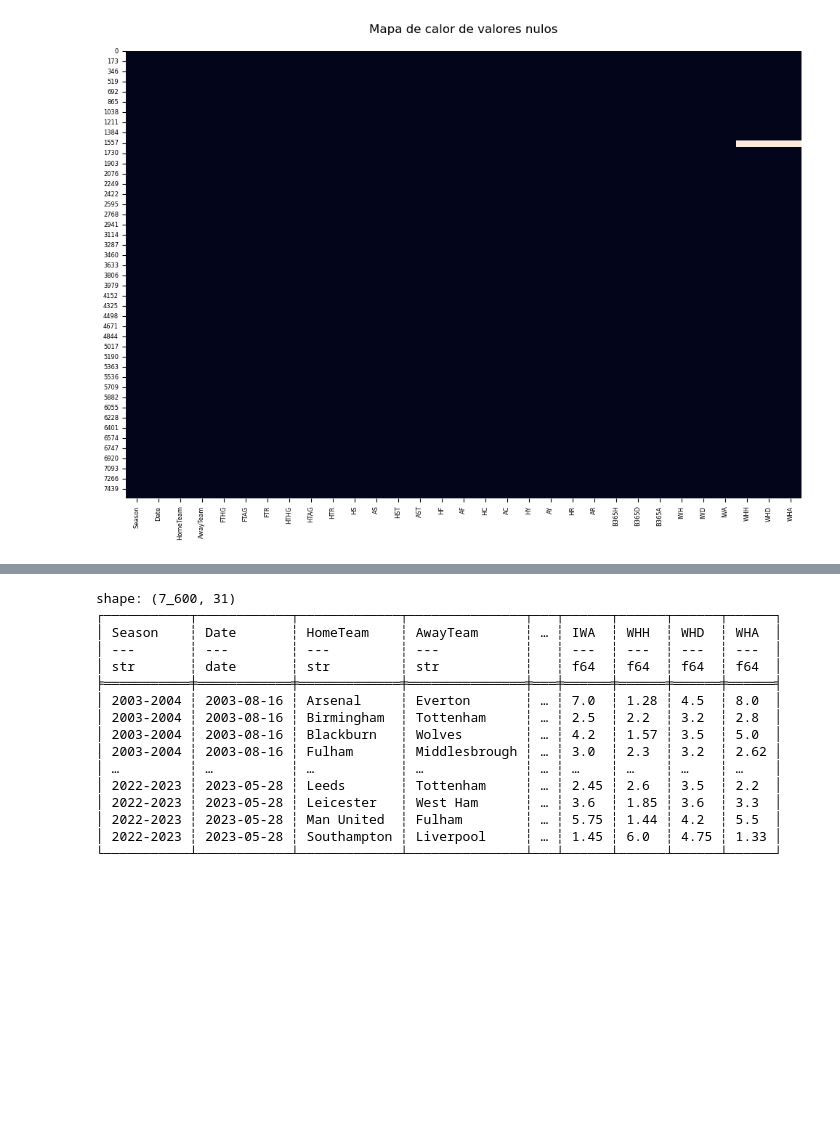
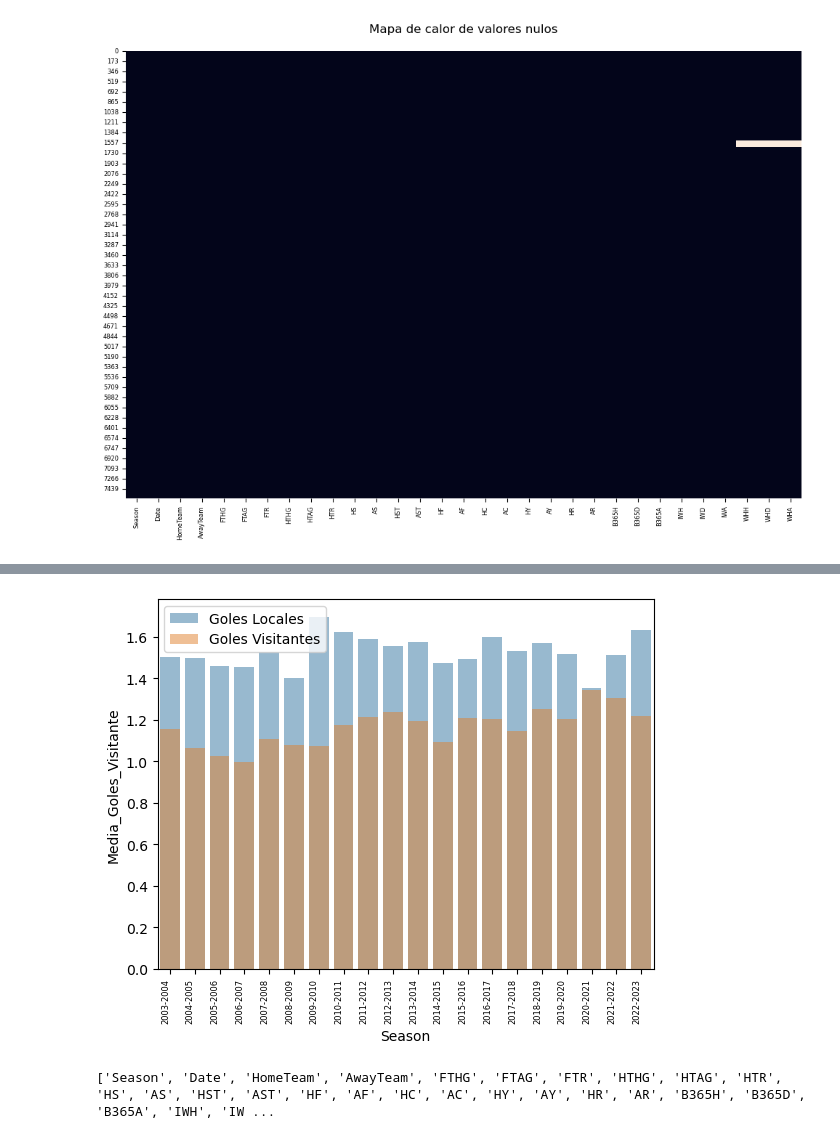
Before and after one commit to IFTrejoM/Premier-League-data-analysis, a Jupyter notebook: premier_league.ipynb, the cells around one changed output, grey strips where cells are left out. Saved outputs shown, nothing was run; the diff lists cells and outputs as text; code cells hidden in the pictures; blank space fills up the shorter version.

```diff
--- a/premier_league.ipynb
+++ b/premier_league.ipynb
@@ -78,9 +78,10 @@ plt.show()
 [figure]
 # %%
 # Convertir columnas a tipos de datos correctos:
-common_columns_datasets_dict['2007-2008'] = common_columns_datasets_dict['2007-2008'].with_columns([
-    pl.col('WHH', 'WHD', 'WHA').cast(pl.Float64)
-    ])
+common_columns_datasets_dict['2007-2008'] = common_columns_datasets_dict['2007-2008']\
+    .with_columns([
+        pl.col('WHH', 'WHD', 'WHA').cast(pl.Float64)
+        ])
 # %%
 # Realizar la unión vertical de los DataFrames usando pl.DataFrame.vstack()
 df = pl.DataFrame()
@@ -116,0 +144,17 @@ plt.show()
+# %%
+# Vamos a agrupar por la columna 'Season' y calcular la suma de goles marcados por cada temporada
+mean_goals_per_season = df.group_by('Season').agg(
+    pl.col('FTHG').mean().alias('Media_Goles_Local'),
+    pl.col('FTAG').mean().alias('Media_Goles_Visitante')
+    ).\
+    sort('Season').\
+    to_pandas()
+# %%
+# Crea un gráfico de barras para comparar goles locales versus visitantes por temporada:
+sns.barplot(x='Season', y='Media_Goles_Local', data=mean_goals_per_season, color='#1f77b4', label='Goles Locales', alpha=0.5)
+sns.barplot(x='Season', y='Media_Goles_Visitante', data=mean_goals_per_season, color='#ff7f0e', label='Goles Visitantes', alpha=0.5)
+plt.xticks(rotation=90, ha='right', size=6)
+plt.legend()
+plt.show()
+# %% [output]
+[figure, added]
@@ -117,19 +167,4 @@ plt.show()
 # %%
-print(df)
+print(df.columns)
 # %% [output]
-shape: (7_600, 31)
-┌───────────┬────────────┬─────────────┬───────────────┬───┬──────┬──────┬──────┬──────┐
-│ Season    ┆ Date       ┆ HomeTeam    ┆ AwayTeam      ┆ … ┆ IWA  ┆ WHH  ┆ WHD  ┆ WHA  │
-│ ---       ┆ ---        ┆ ---         ┆ ---           ┆   ┆ ---  ┆ ---  ┆ ---  ┆ ---  │
-│ str       ┆ date       ┆ str         ┆ str           ┆   ┆ f64  ┆ f64  ┆ f64  ┆ f64  │
-╞═══════════╪════════════╪═════════════╪═══════════════╪═══╪══════╪══════╪══════╪══════╡
-│ 2003-2004 ┆ 2003-08-16 ┆ Arsenal     ┆ Everton       ┆ … ┆ 7.0  ┆ 1.28 ┆ 4.5  ┆ 8.0  │
-│ 2003-2004 ┆ 2003-08-16 ┆ Birmingham  ┆ Tottenham     ┆ … ┆ 2.5  ┆ 2.2  ┆ 3.2  ┆ 2.8  │
-│ 2003-2004 ┆ 2003-08-16 ┆ Blackburn   ┆ Wolves        ┆ … ┆ 4.2  ┆ 1.57 ┆ 3.5  ┆ 5.0  │
-│ 2003-2004 ┆ 2003-08-16 ┆ Fulham      ┆ Middlesbrough ┆ … ┆ 3.0  ┆ 2.3  ┆ 3.2  ┆ 2.62 │
-│ …         ┆ …          ┆ …           ┆ …             ┆ … ┆ …    ┆ …    ┆ …    ┆ …    │
-│ 2022-2023 ┆ 2023-05-28 ┆ Leeds       ┆ Tottenham     ┆ … ┆ 2.45 ┆ 2.6  ┆ 3.5  ┆ 2.2  │
-│ 2022-2023 ┆ 2023-05-28 ┆ Leicester   ┆ West Ham      ┆ … ┆ 3.6  ┆ 1.85 ┆ 3.6  ┆ 3.3  │
-│ 2022-2023 ┆ 2023-05-28 ┆ Man United  ┆ Fulham        ┆ … ┆ 5.75 ┆ 1.44 ┆ 4.2  ┆ 5.5  │
-│ 2022-2023 ┆ 2023-05-28 ┆ Southampton ┆ Liverpool     ┆ … ┆ 1.45 ┆ 6.0  ┆ 4.75 ┆ 1.33 │
-└───────────┴────────────┴─────────────┴───────────────┴───┴──────┴──────┴──────┴──────┘
+['Season', 'Date', 'HomeTeam', 'AwayTeam', 'FTHG', 'FTAG', 'FTR', 'HTHG', 'HTAG', 'HTR', 'HS', 'AS', 'HST', 'AST', 'HF', 'AF', 'HC', 'AC', 'HY', 'AY', 'HR', 'AR', 'B365H', 'B365D', 'B365A', 'IWH', 'IW ...
```
Also changed, not shown: parts of 4 cells of this notebook.
